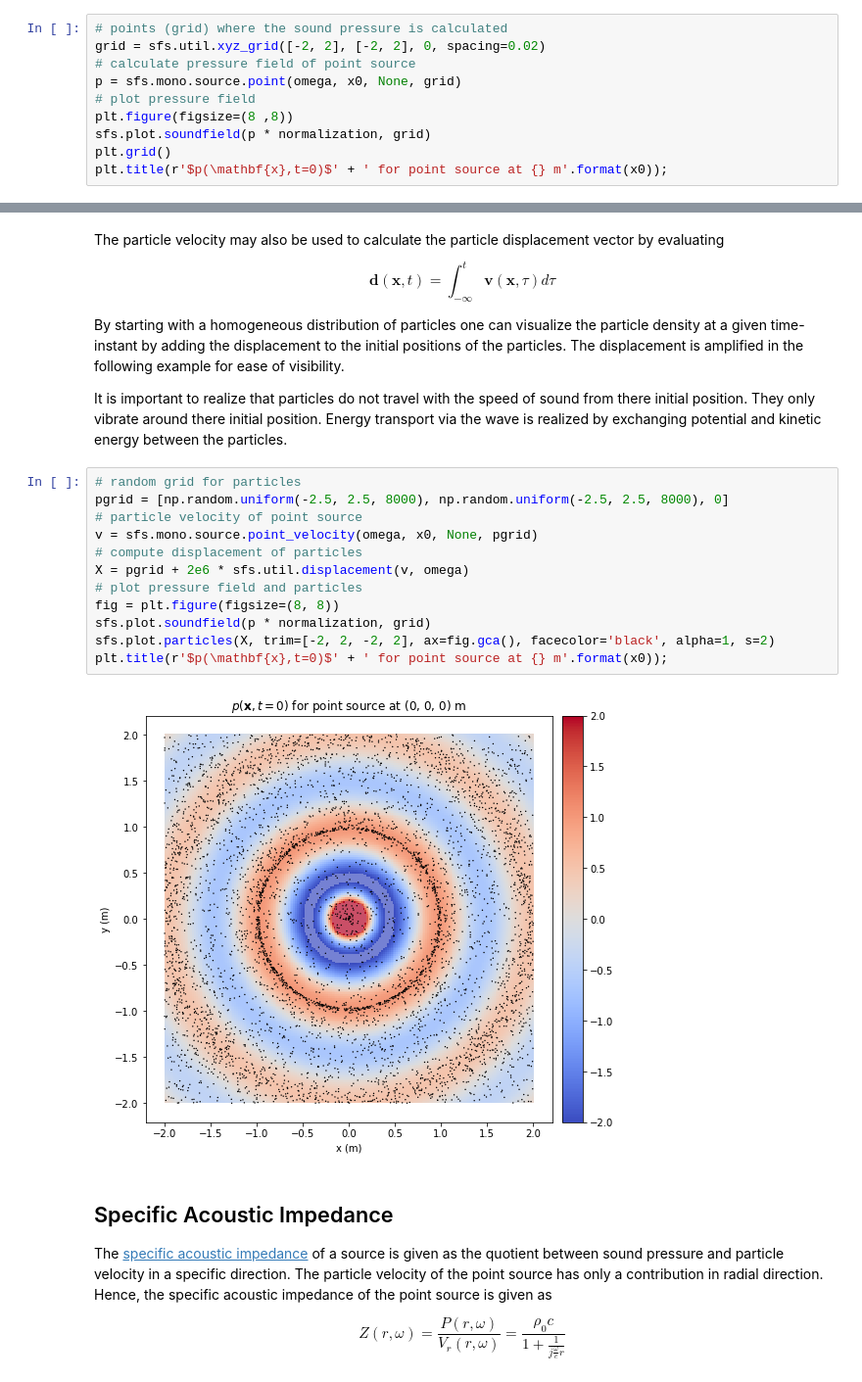
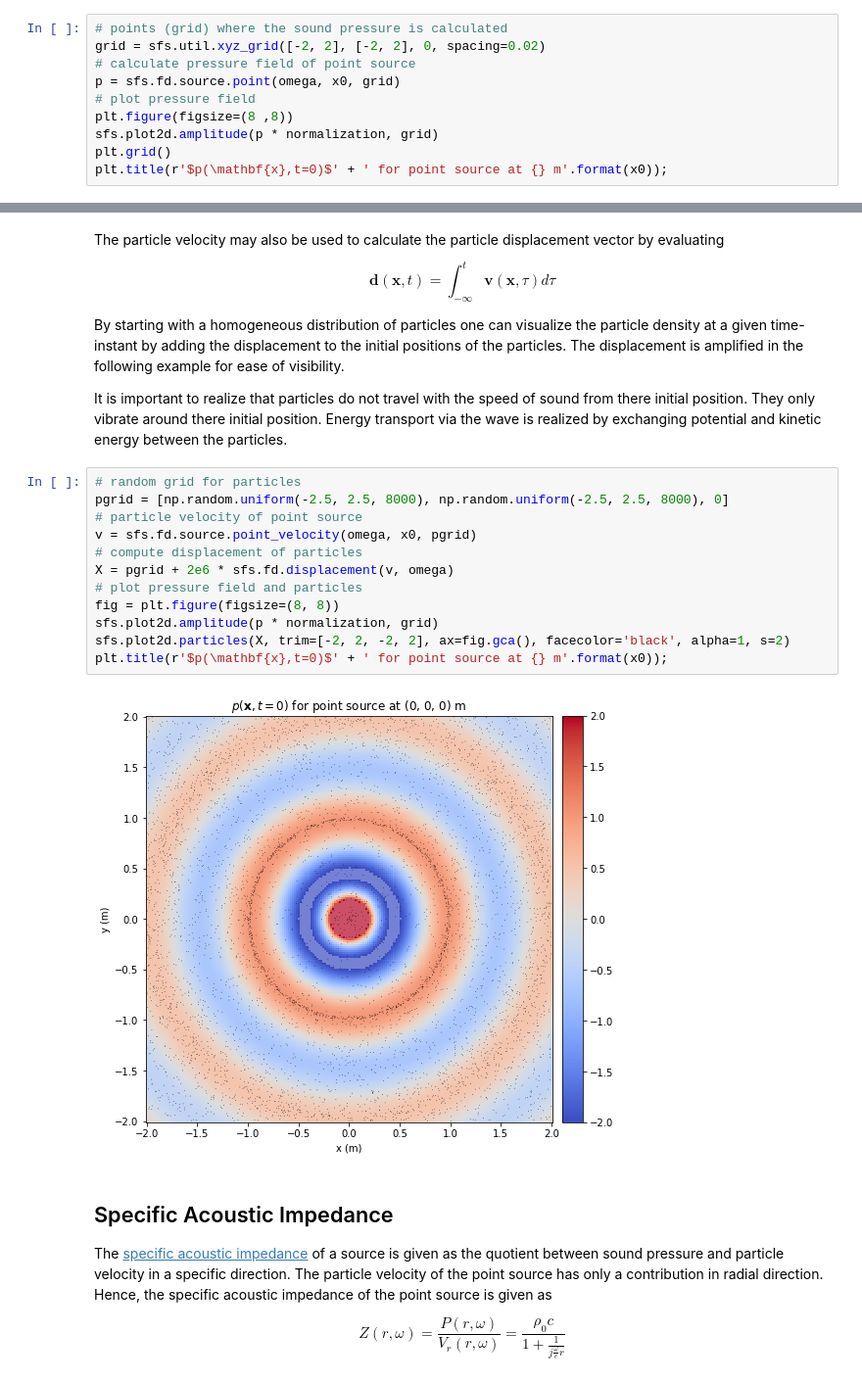
Before and after one commit to spatialaudio/selected-topics-in-audio-signal-processing-lecture, a Jupyter notebook: physics_of_sound/point_source.ipynb, the cells around one changed output, grey strips where cells are left out. Shown: that part at 98% size. Cells and saved outputs as stored; diff of their text form.

```diff
--- a/physics_of_sound/point_source.ipynb
+++ b/physics_of_sound/point_source.ipynb
@@ -48,10 +48,10 @@ Then the pressure field of a point source is computed and plotted.
 # points (grid) where the sound pressure is calculated
 grid = sfs.util.xyz_grid([-2, 2], [-2, 2], 0, spacing=0.02)
 # calculate pressure field of point source
-p = sfs.mono.source.point(omega, x0, None, grid)
+p = sfs.fd.source.point(omega, x0, grid)
 # plot pressure field
 plt.figure(figsize=(8 ,8))
-sfs.plot.soundfield(p * normalization, grid)
+sfs.plot2d.amplitude(p * normalization, grid)
 plt.grid()
 plt.title(r'$p(\mathbf{x},t=0)$' + ' for point source at {} m'.format(x0));
 # %% [output]
@@ -108,17 +108,17 @@ It is important to realize that particles do not travel with the speed of sound
 # %%
 # random grid for particles
 pgrid = [np.random.uniform(-2.5, 2.5, 8000), np.random.uniform(-2.5, 2.5, 8000), 0]
 # particle velocity of point source
-v = sfs.mono.source.point_velocity(omega, x0, None, pgrid)
+v = sfs.fd.source.point_velocity(omega, x0, pgrid)
 # compute displacement of particles
-X = pgrid + 2e6 * sfs.util.displacement(v, omega)
+X = pgrid + 2e6 * sfs.fd.displacement(v, omega)
 # plot pressure field and particles
 fig = plt.figure(figsize=(8, 8))
-sfs.plot.soundfield(p * normalization, grid)
-sfs.plot.particles(X, trim=[-2, 2, -2, 2], ax=fig.gca(), facecolor='black', alpha=1, s=2)
+sfs.plot2d.amplitude(p * normalization, grid)
+sfs.plot2d.particles(X, trim=[-2, 2, -2, 2], ax=fig.gca(), facecolor='black', alpha=1, s=2)
 plt.title(r'$p(\mathbf{x},t=0)$' + ' for point source at {} m'.format(x0));
 # %% [output]
-[figure, old version]
+[figure, new version]
 # %% [markdown]
 ## Specific Acoustic Impedance
 
```
Also changed, not shown: parts of 4 cells of this notebook, 3 other files.
